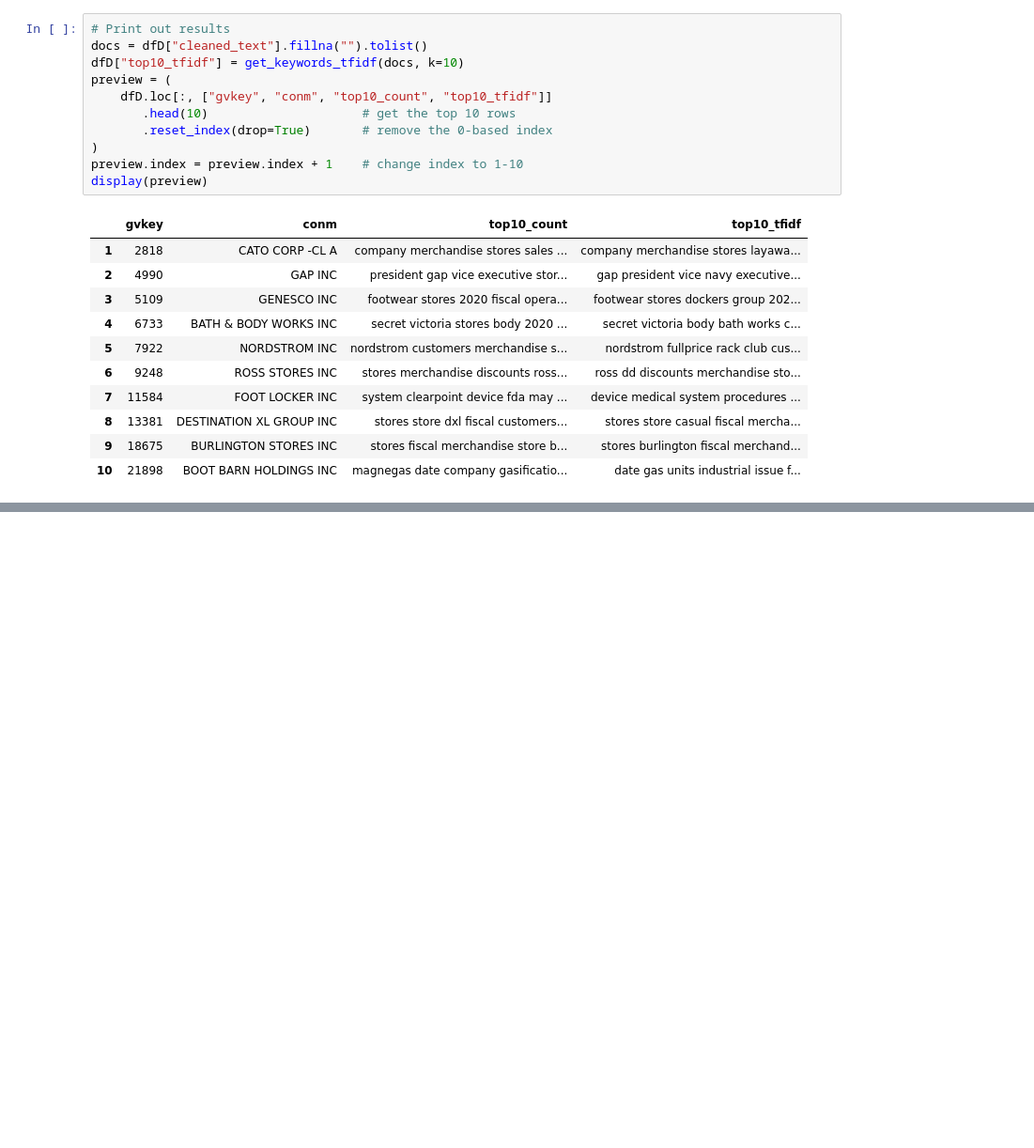
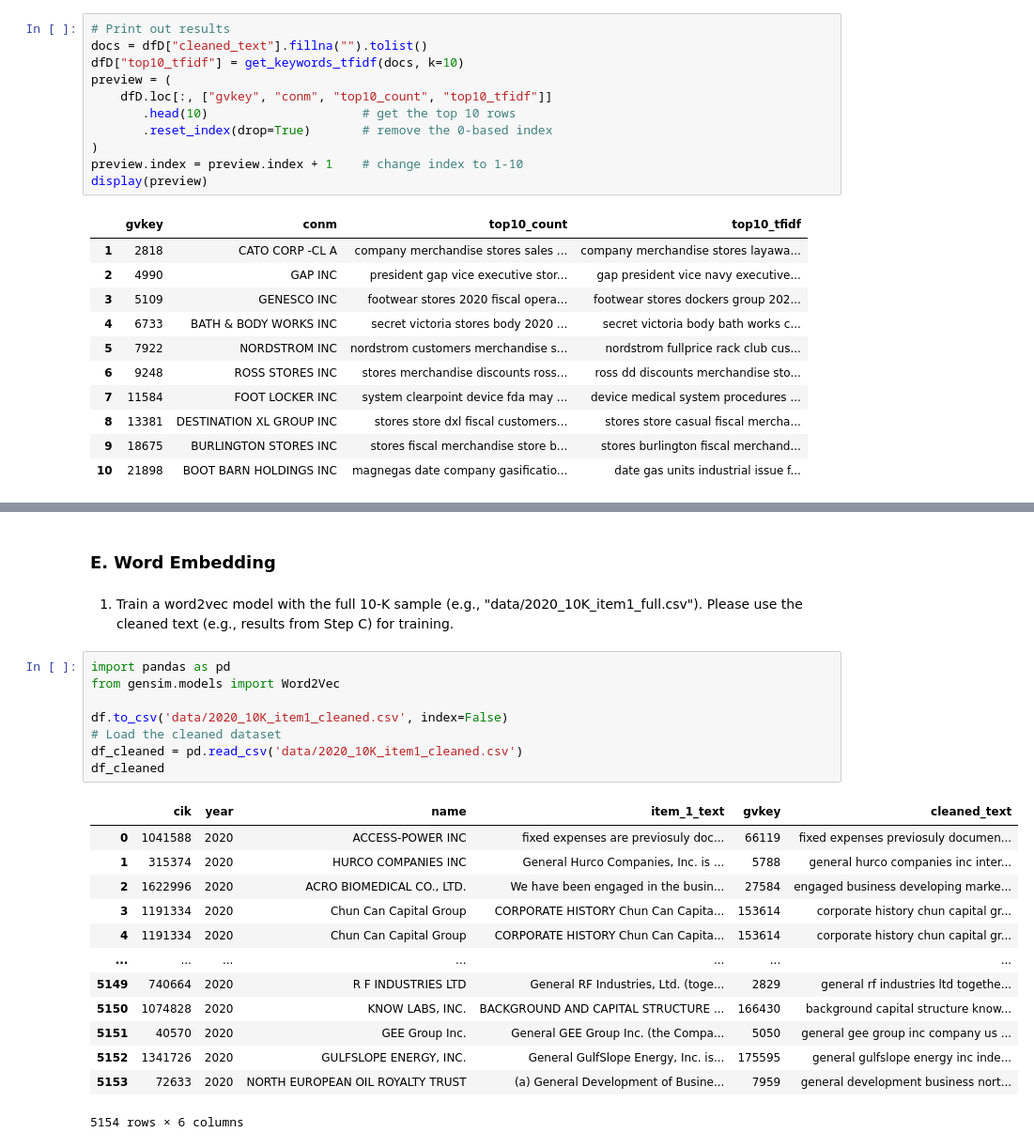
Before and after one commit to Yiling-Ji/BAIT508-Group12-Group-Project, a Jupyter notebook: Group Project.ipynb, the cells around one changed output, grey strips where cells are left out. Shown at 94% size. Drawn from its saved outputs; the diff is of its cells as text; blank space fills up the shorter version.

Commit message:
Update analysis in Group Project.ipynb

```diff
--- a/Group Project.ipynb
+++ b/Group Project.ipynb
@@ -444,0 +445,26 @@ Requirement already satisfied: six>=1.5 in c:\users\user\appdata\local\programs\
+# %% [markdown]
+### E. Word Embedding
+# %% [markdown]
+1.	Train a word2vec model with the full 10-K sample (e.g., "data/2020_10K_item1_full.csv"). Please use the cleaned text (e.g., results from Step C) for training.
+# %%
+import pandas as pd
+from gensim.models import Word2Vec
+
+df.to_csv('data/2020_10K_item1_cleaned.csv', index=False)
+# Load the cleaned dataset
+df_cleaned = pd.read_csv('data/2020_10K_item1_cleaned.csv')
+df_cleaned
+# %% [output]
+|  | cik | year | name | item_1_text | gvkey | cleaned_text |
+| 0 | 1041588 | 2020 | ACCESS-POWER INC | fixed expenses are previosuly doc... | 66119 | fixed expenses previosuly documen... |
+| 1 | 315374 | 2020 | HURCO COMPANIES INC | General Hurco Companies, Inc. is ... | 5788 | general hurco companies inc inter... |
+| 2 | 1622996 | 2020 | ACRO BIOMEDICAL CO., LTD. | We have been engaged in the busin... | 27584 | engaged business developing marke... |
+| 3 | 1191334 | 2020 | Chun Can Capital Group | CORPORATE HISTORY Chun Can Capita... | 153614 | corporate history chun capital gr... |
+| 4 | 1191334 | 2020 | Chun Can Capital Group | CORPORATE HISTORY Chun Can Capita... | 153614 | corporate history chun capital gr... |
+| ... | ... | ... | ... | ... | ... | ... |
+| 5149 | 740664 | 2020 | R F INDUSTRIES LTD | General RF Industries, Ltd. (toge... | 2829 | general rf industries ltd togethe... |
+| 5150 | 1074828 | 2020 | KNOW LABS, INC. | BACKGROUND AND CAPITAL STRUCTURE ... | 166430 | background capital structure know... |
+| 5151 | 40570 | 2020 | GEE Group Inc. | General GEE Group Inc. (the Compa... | 5050 | general gee group inc company us ... |
+| 5152 | 1341726 | 2020 | GULFSLOPE ENERGY, INC. | General GulfSlope Energy, Inc. is... | 175595 | general gulfslope energy inc inde... |
+| 5153 | 72633 | 2020 | NORTH EUROPEAN OIL ROYALTY TRUST | (a) General Development of Busine... | 7959 | general development business nort... |
+5154 rows × 6 columns
```
Also changed, not shown: parts of 15 cells of this notebook.
